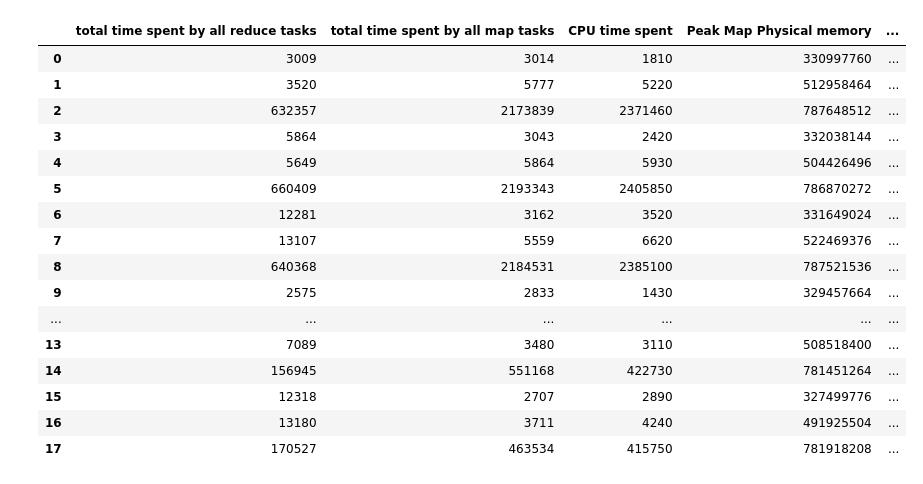
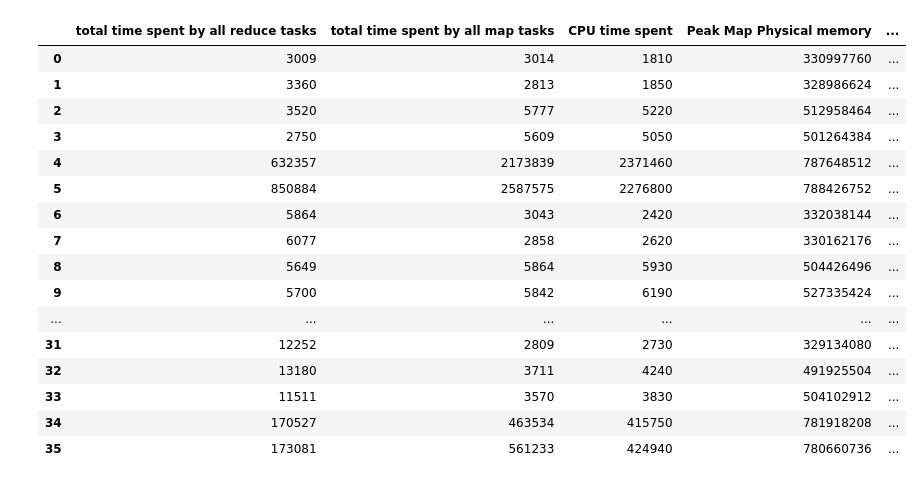
Before and after one commit to feyzancolak/CloudComputingProject, a Jupyter notebook: analytics/performance.ipynb, the cells around one changed output. Drawn from its saved outputs; the diff is of its cells as text; code cells hidden in the pictures.

```diff
--- a/analytics/performance.ipynb
+++ b/analytics/performance.ipynb
@@ -5,10 +5,6 @@ import pandas as pd
 import seaborn as sns
 import matplotlib.pyplot as plt
 # %%
-import os
-import re
-import pandas as pd
-
 # Define the parameters of interest and their corresponding regex patterns
 parameters = [
     'total time spent by all reduce tasks',
@@ -32,18 +28,17 @@ patterns = {
     'garbage collection time elapsed': re.compile(r'GC time elapsed \(ms\)=(\d+)')
 }
 
-# Function to extract performance metrics from a file using regex patterns
+# Function to extract performance metrics from a file using regex patterns# Function to extract performance metrics from a file using regex patterns
 def extract_metrics(file_path):
-    metrics = {}
+    values = {'letter_count': {}, 'letter_frequency': {}}
     with open(file_path, 'r') as f:
         content = f.read()
         for param, pattern in patterns.items():
-            match = pattern.search(content)
-            if match:
-                metrics[param] = int(match.group(1))
-            else:
-                metrics[param] = None  # Handle cases where parameter is not found
-    return metrics
+            matches = pattern.findall(content)
+            if len(matches) == 2:
+                values['letter_count'][param] = int(matches[0])
+                values['letter_frequency'][param] = int(matches[1])
+    return values
 
 # Function to read settings from settings.txt
 def read_settings(settings_path):
@@ -55,56 +50,58 @@ def read_settings(settings_path):
     return settings
 
 # Main script to iterate through folders and specific files
-output_folder = (r'C:\Users\noemi\Documents\GitHub\CloudComputingProject\output')
+output_folder = r'C:\Users\messi\Documents\GitHub\CloudComputingProject\output'
 
 data = []
 
 # Specify the files explicitly
-files_to_process = ['Seagul_English.txt', 'LordOfTheRings_English.txt', 'BookReviews_5Million.txt']
+files_to_process = {'Seagul_English.txt': '100KB', 'LordOfTheRings_English.txt': '3MB', 'BookReviews_5Million.txt': '3GB'}
 
 for folder_name in os.listdir(output_folder):
     folder_path = os.path.join(output_folder, folder_name)
     if os.path.isdir(folder_path):
         performance_folder = os.path.join(folder_path, 'performance')
         if os.path.exists(performance_folder):
             settings_path = os.path.join(folder_path, 'settings.txt')
             settings = read_settings(settings_path)
-            for file_name in files_to_process:
+            for file_name, size in files_to_process.items():
                 file_path = os.path.join(performance_folder, file_name)
                 if os.path.exists(file_path):
                     metrics = extract_metrics(file_path)
-                    metrics.update(settings)  # Merge settings into metrics
-                    metrics['folder'] = folder_name
-                    metrics['file'] = file_name
-                    data.append(metrics)
+                    for section in ['letter_count', 'letter_frequency']:
+                        row = metrics[section]
+                        row.update(settings)  # Merge settings into metrics
+                        row['type'] = section  # Add a column to indicate the type (letter_count or letter_frequency)
+                        row['size'] = size
+                        data.append(row)
                 else:
                     print(f"File not found: {file_path}")
         else:
             print(f"Performance folder not found: {performance_folder}")
 
 # Convert data to pandas DataFrame
 df = pd.DataFrame(data)
 
     # Extract algorithm from settings
 df['algorithm'] = df['algorithm']  # Assuming this is correctly extracted
 
 df
 # %% [output]
 |  | total time spent by all reduce tasks | total time spent by all map tasks | CPU time spent | Peak Map Physical memory | ... |
 | 0 | 3009 | 3014 | 1810 | 330997760 | ... |
-| 1 | 3520 | 5777 | 5220 | 512958464 | ... |
-| 2 | 632357 | 2173839 | 2371460 | 787648512 | ... |
-| 3 | 5864 | 3043 | 2420 | 332038144 | ... |
-| 4 | 5649 | 5864 | 5930 | 504426496 | ... |
-| 5 | 660409 | 2193343 | 2405850 | 786870272 | ... |
-| 6 | 12281 | 3162 | 3520 | 331649024 | ... |
-| 7 | 13107 | 5559 | 6620 | 522469376 | ... |
-| 8 | 640368 | 2184531 | 2385100 | 787521536 | ... |
-| 9 | 2575 | 2833 | 1430 | 329457664 | ... |
+| 1 | 3360 | 2813 | 1850 | 328986624 | ... |
+| 2 | 3520 | 5777 | 5220 | 512958464 | ... |
+| 3 | 2750 | 5609 | 5050 | 501264384 | ... |
+| 4 | 632357 | 2173839 | 2371460 | 787648512 | ... |
+| 5 | 850884 | 2587575 | 2276800 | 788426752 | ... |
+| 6 | 5864 | 3043 | 2420 | 332038144 | ... |
+| 7 | 6077 | 2858 | 2620 | 330162176 | ... |
+| 8 | 5649 | 5864 | 5930 | 504426496 | ... |
+| 9 | 5700 | 5842 | 6190 | 527335424 | ... |
 | ... | ... | ... | ... | ... | ... |
-| 13 | 7089 | 3480 | 3110 | 508518400 | ... |
-| 14 | 156945 | 551168 | 422730 | 781451264 | ... |
-| 15 | 12318 | 2707 | 2890 | 327499776 | ... |
-| 16 | 13180 | 3711 | 4240 | 491925504 | ... |
-| 17 | 170527 | 463534 | 415750 | 781918208 | ... |
+| 31 | 12252 | 2809 | 2730 | 329134080 | ... |
+| 32 | 13180 | 3711 | 4240 | 491925504 | ... |
+| 33 | 11511 | 3570 | 3830 | 504102912 | ... |
+| 34 | 170527 | 463534 | 415750 | 781918208 | ... |
+| 35 | 173081 | 561233 | 424940 | 780660736 | ... |
 # %%
```
Also changed, not shown: parts of 2 cells of this notebook, 5 other files.
